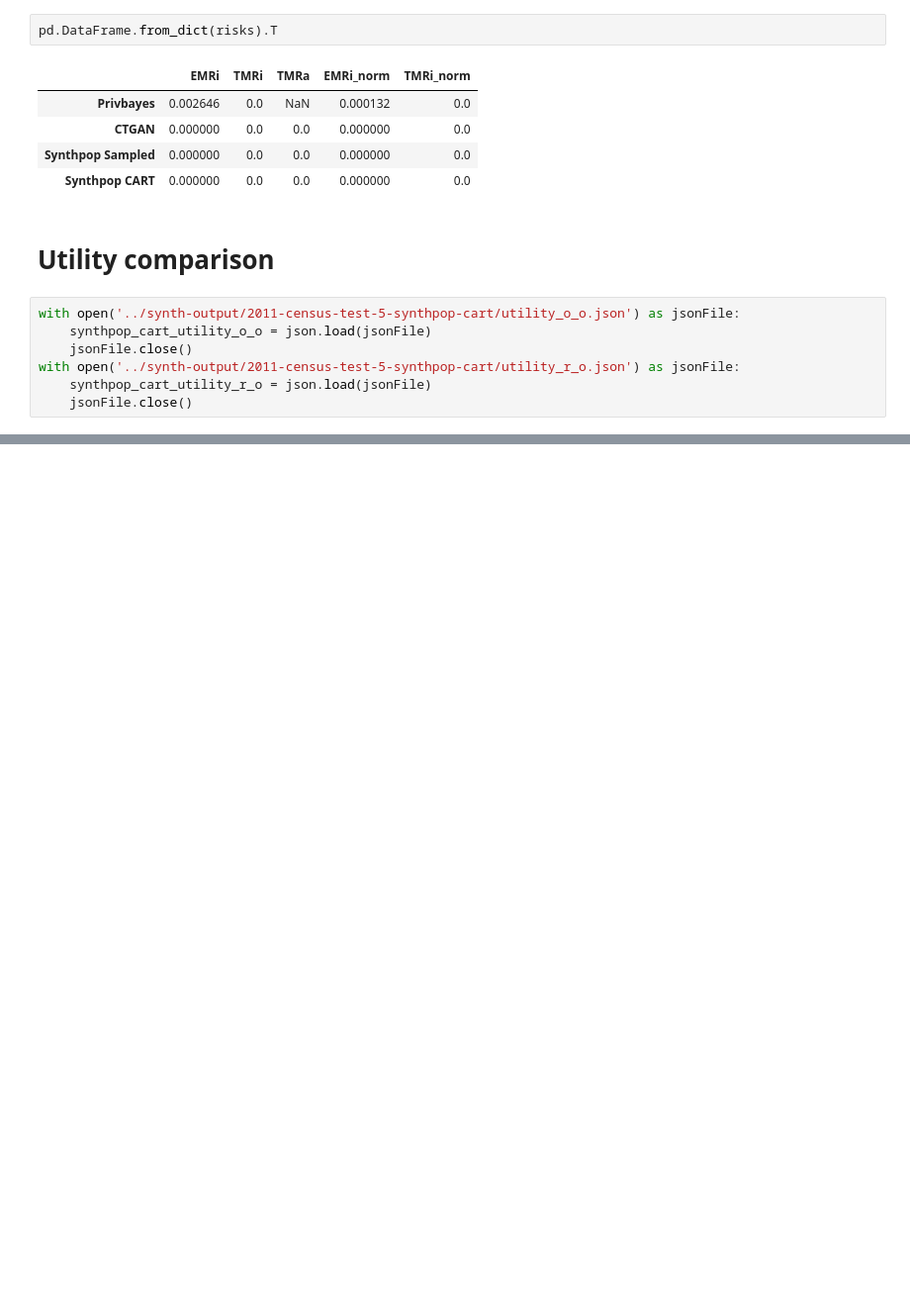
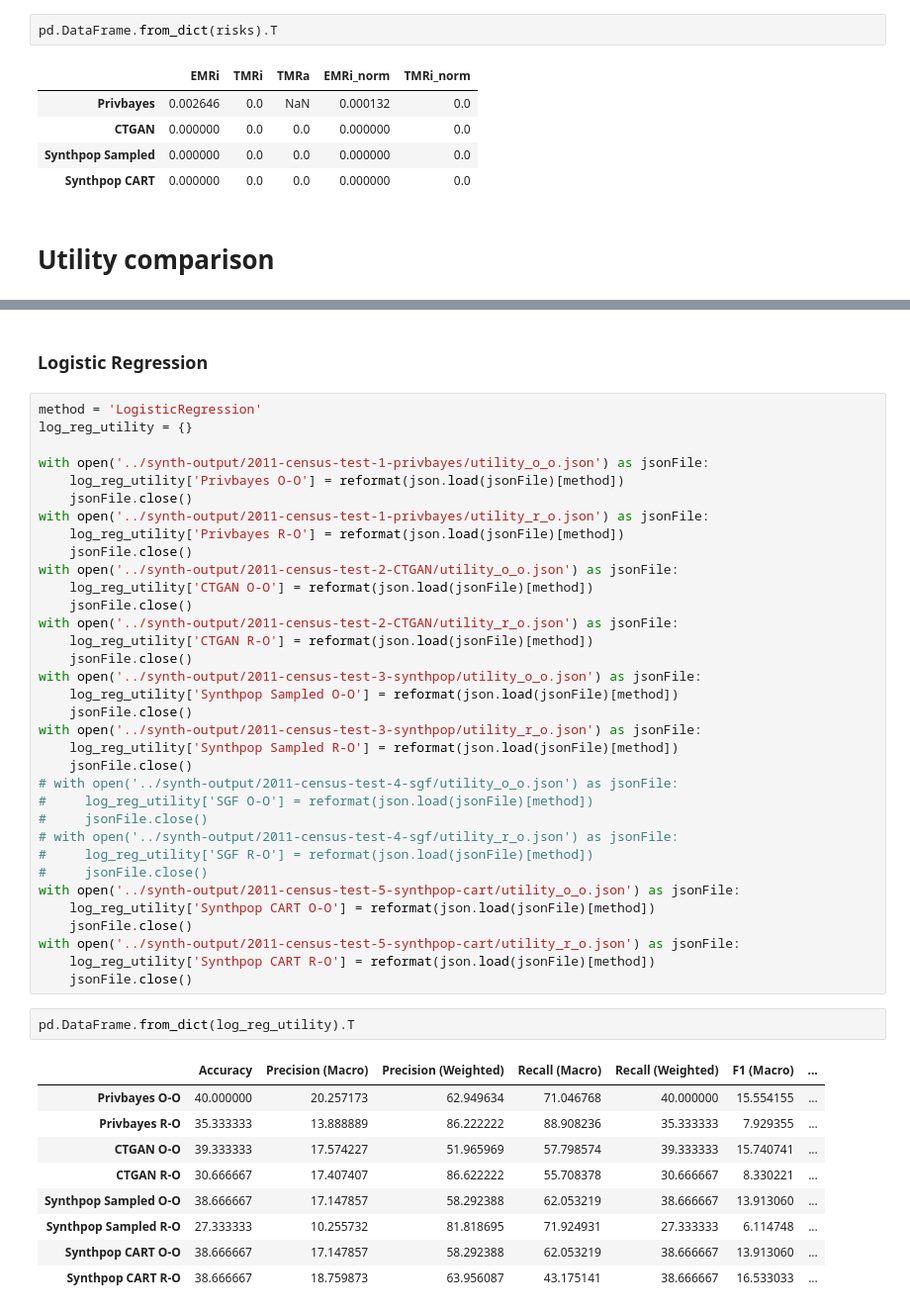
Before and after one commit to alan-turing-institute/QUIPP-pipeline, a Jupyter notebook: notebooks/Synthetic datasets comparison.ipynb, the cells around one changed output, grey strips where cells are left out. Shown at 99% size. Saved outputs shown, nothing was run; the diff lists cells and outputs as text; blank space fills up the shorter version.

Commit message:
utility comparison

```diff
--- a/notebooks/Synthetic datasets comparison.ipynb
+++ b/notebooks/Synthetic datasets comparison.ipynb
@@ -75,10 +75,3 @@ pd.DataFrame.from_dict(risks).T
 | Synthpop CART | 0.000000 | 0.0 | 0.0 | 0.000000 | 0.0 |
 # %% [markdown]
 # Utility comparison
-# %%
-with open('../synth-output/2011-census-test-5-synthpop-cart/utility_o_o.json') as jsonFile:
-    synthpop_cart_utility_o_o = json.load(jsonFile)
-    jsonFile.close()
-with open('../synth-output/2011-census-test-5-synthpop-cart/utility_r_o.json') as jsonFile:
-    synthpop_cart_utility_r_o = json.load(jsonFile)
-    jsonFile.close()
@@ -91,0 +90,48 @@ pd.DataFrame(data=d)
+# %% [markdown]
+### Logistic Regression
+# %%
+method = 'LogisticRegression'
+log_reg_utility = {}
+
+with open('../synth-output/2011-census-test-1-privbayes/utility_o_o.json') as jsonFile:
+    log_reg_utility['Privbayes O-O'] = reformat(json.load(jsonFile)[method])
+    jsonFile.close()
+with open('../synth-output/2011-census-test-1-privbayes/utility_r_o.json') as jsonFile:
+    log_reg_utility['Privbayes R-O'] = reformat(json.load(jsonFile)[method])
+    jsonFile.close()
+with open('../synth-output/2011-census-test-2-CTGAN/utility_o_o.json') as jsonFile:
+    log_reg_utility['CTGAN O-O'] = reformat(json.load(jsonFile)[method])
+    jsonFile.close()
+with open('../synth-output/2011-census-test-2-CTGAN/utility_r_o.json') as jsonFile:
+    log_reg_utility['CTGAN R-O'] = reformat(json.load(jsonFile)[method])
+    jsonFile.close()
+with open('../synth-output/2011-census-test-3-synthpop/utility_o_o.json') as jsonFile:
+    log_reg_utility['Synthpop Sampled O-O'] = reformat(json.load(jsonFile)[method])
+    jsonFile.close()
+with open('../synth-output/2011-census-test-3-synthpop/utility_r_o.json') as jsonFile:
+    log_reg_utility['Synthpop Sampled R-O'] = reformat(json.load(jsonFile)[method])
+    jsonFile.close()
+# with open('../synth-output/2011-census-test-4-sgf/utility_o_o.json') as jsonFile:
+#     log_reg_utility['SGF O-O'] = reformat(json.load(jsonFile)[method])
+#     jsonFile.close()
+# with open('../synth-output/2011-census-test-4-sgf/utility_r_o.json') as jsonFile:
+#     log_reg_utility['SGF R-O'] = reformat(json.load(jsonFile)[method])
+#     jsonFile.close()
+with open('../synth-output/2011-census-test-5-synthpop-cart/utility_o_o.json') as jsonFile:
+    log_reg_utility['Synthpop CART O-O'] = reformat(json.load(jsonFile)[method])
+    jsonFile.close()
+with open('../synth-output/2011-census-test-5-synthpop-cart/utility_r_o.json') as jsonFile:
+    log_reg_utility['Synthpop CART R-O'] = reformat(json.load(jsonFile)[method])
+    jsonFile.close()
+# %%
+pd.DataFrame.from_dict(log_reg_utility).T
+# %% [output]
+|  | Accuracy | Precision (Macro) | Precision (Weighted) | Recall (Macro) | Recall (Weighted) | F1 (Macro) | ... |
+| Privbayes O-O | 40.000000 | 20.257173 | 62.949634 | 71.046768 | 40.000000 | 15.554155 | ... |
+| Privbayes R-O | 35.333333 | 13.888889 | 86.222222 | 88.908236 | 35.333333 | 7.929355 | ... |
+| CTGAN O-O | 39.333333 | 17.574227 | 51.965969 | 57.798574 | 39.333333 | 15.740741 | ... |
+| CTGAN R-O | 30.666667 | 17.407407 | 86.622222 | 55.708378 | 30.666667 | 8.330221 | ... |
+| Synthpop Sampled O-O | 38.666667 | 17.147857 | 58.292388 | 62.053219 | 38.666667 | 13.913060 | ... |
+| Synthpop Sampled R-O | 27.333333 | 10.255732 | 81.818695 | 71.924931 | 27.333333 | 6.114748 | ... |
+| Synthpop CART O-O | 38.666667 | 17.147857 | 58.292388 | 62.053219 | 38.666667 | 13.913060 | ... |
+| Synthpop CART R-O | 38.666667 | 18.759873 | 63.956087 | 43.175141 | 38.666667 | 16.533033 | ... |
```
Also changed, not shown: parts of 2 cells of this notebook.
